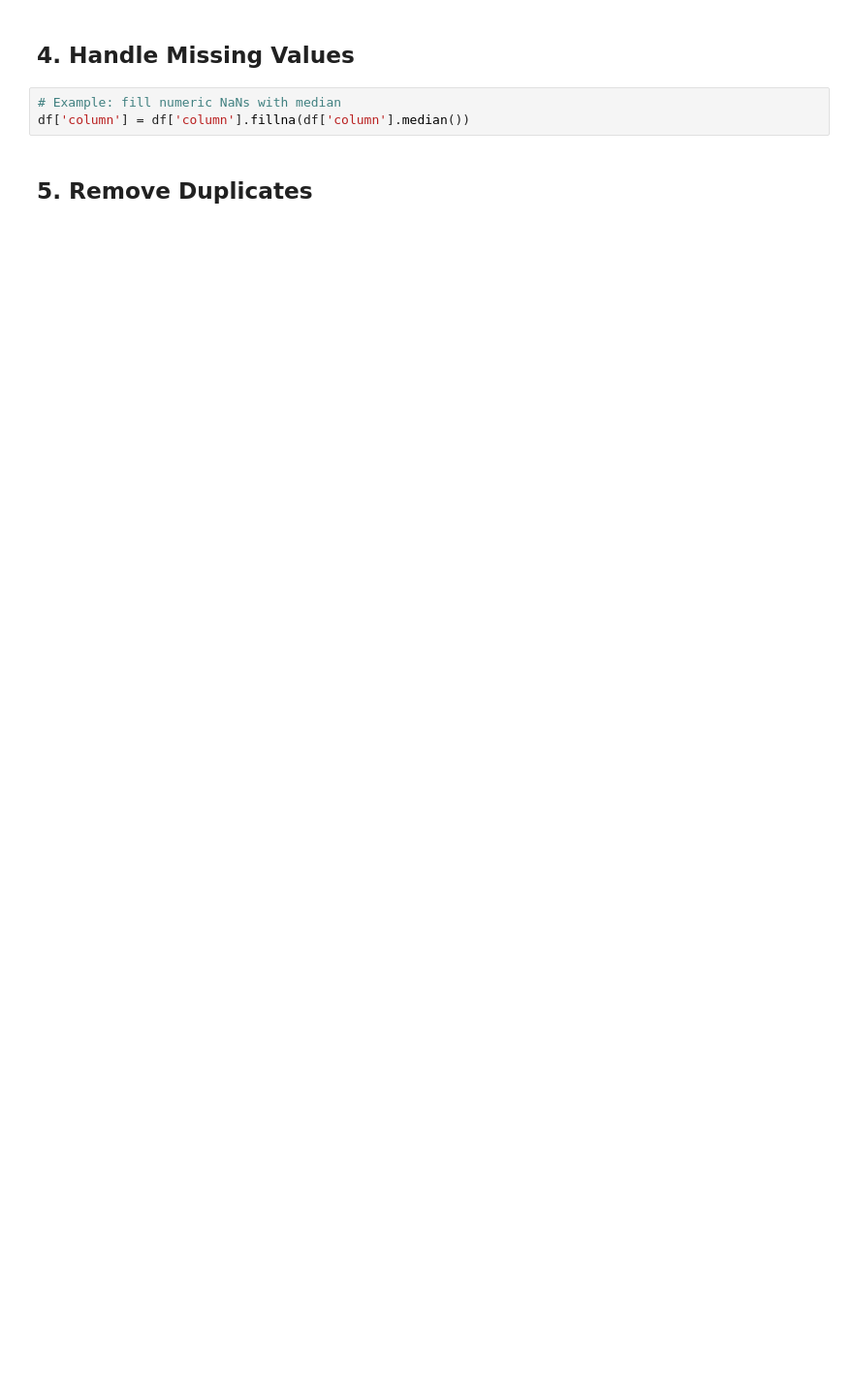
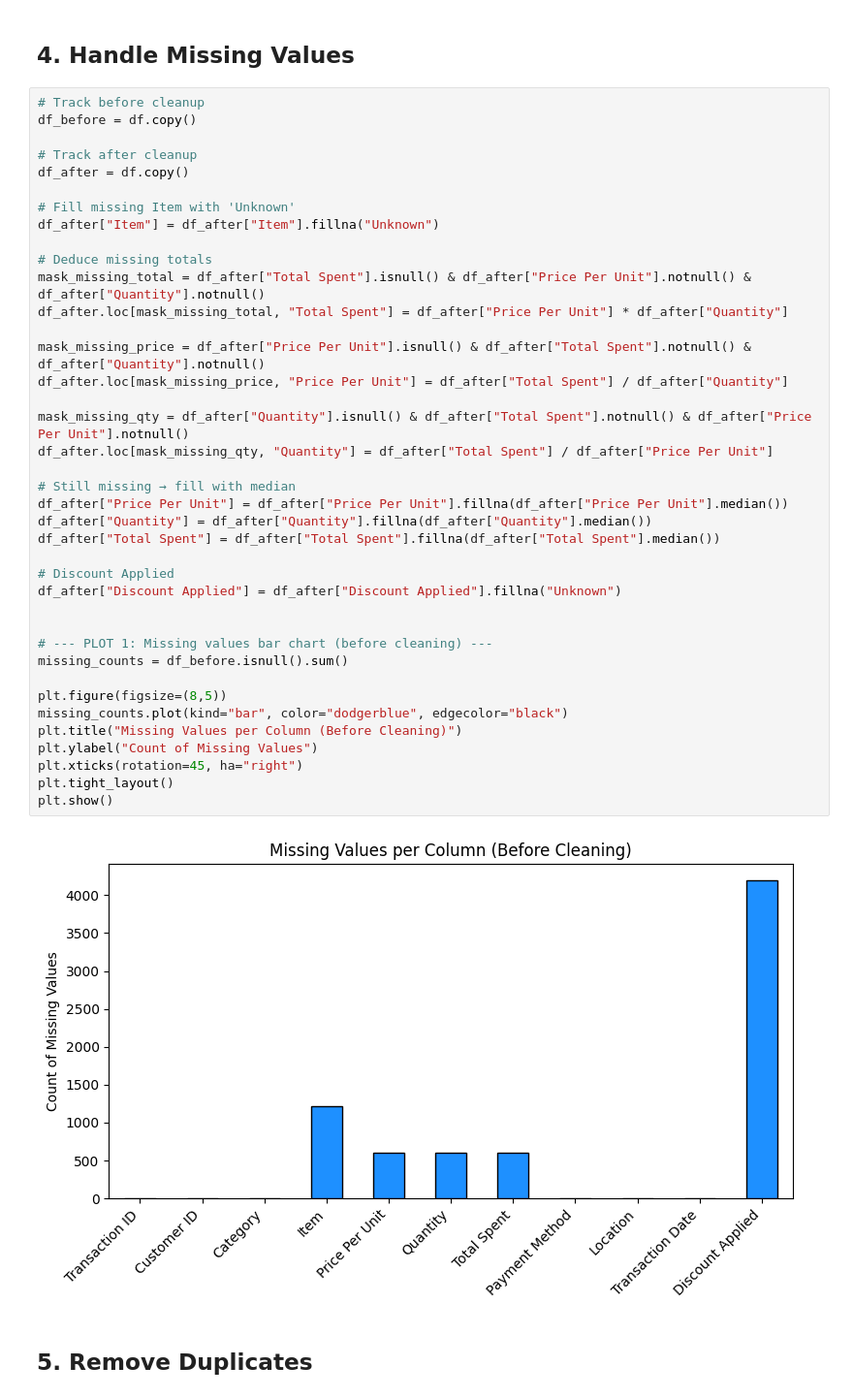
Before and after one commit to Ian-Gabriel-Paulmino/csc172-data-cleaning-paulmino, a Jupyter notebook: notebooks/data_cleaning.ipynb, the cells around one changed output. Shown at 97% size. Saved outputs shown, nothing was run; the diff lists cells and outputs as text; blank space fills up the shorter version.

```diff
--- a/notebooks/data_cleaning.ipynb
+++ b/notebooks/data_cleaning.ipynb
@@ -53,8 +60,46 @@ memory usage: 1.1+ MB
 # %% [markdown]
 ## 4. Handle Missing Values
 # %%
-# Example: fill numeric NaNs with median
-df['column'] = df['column'].fillna(df['column'].median())
+# Track before cleanup
+df_before = df.copy()
+
+# Track after cleanup
+df_after = df.copy()
+
+# Fill missing Item with 'Unknown'
+df_after["Item"] = df_after["Item"].fillna("Unknown")
+
+# Deduce missing totals
+mask_missing_total = df_after["Total Spent"].isnull() & df_after["Price Per Unit"].notnull() & df_after["Quantity"].notnull()
+df_after.loc[mask_missing_total, "Total Spent"] = df_after["Price Per Unit"] * df_after["Quantity"]
+
+mask_missing_price = df_after["Price Per Unit"].isnull() & df_after["Total Spent"].notnull() & df_after["Quantity"].notnull()
+df_after.loc[mask_missing_price, "Price Per Unit"] = df_after["Total Spent"] / df_after["Quantity"]
+
+mask_missing_qty = df_after["Quantity"].isnull() & df_after["Total Spent"].notnull() & df_after["Price Per Unit"].notnull()
+df_after.loc[mask_missing_qty, "Quantity"] = df_after["Total Spent"] / df_after["Price Per Unit"]
+
+# Still missing → fill with median
+df_after["Price Per Unit"] = df_after["Price Per Unit"].fillna(df_after["Price Per Unit"].median())
+df_after["Quantity"] = df_after["Quantity"].fillna(df_after["Quantity"].median())
+df_after["Total Spent"] = df_after["Total Spent"].fillna(df_after["Total Spent"].median())
+
+# Discount Applied
+df_after["Discount Applied"] = df_after["Discount Applied"].fillna("Unknown")
+
+
+# --- PLOT 1: Missing values bar chart (before cleaning) ---
+missing_counts = df_before.isnull().sum()
+
+plt.figure(figsize=(8,5))
+missing_counts.plot(kind="bar", color="dodgerblue", edgecolor="black")
+plt.title("Missing Values per Column (Before Cleaning)")
+plt.ylabel("Count of Missing Values")
+plt.xticks(rotation=45, ha="right")
+plt.tight_layout()
+plt.show()
+# %% [output]
+[figure, added]
 # %% [markdown]
 ## 5. Remove Duplicates
 # %%
```
Also changed, not shown: parts of 10 cells of this notebook, 2 other files.
